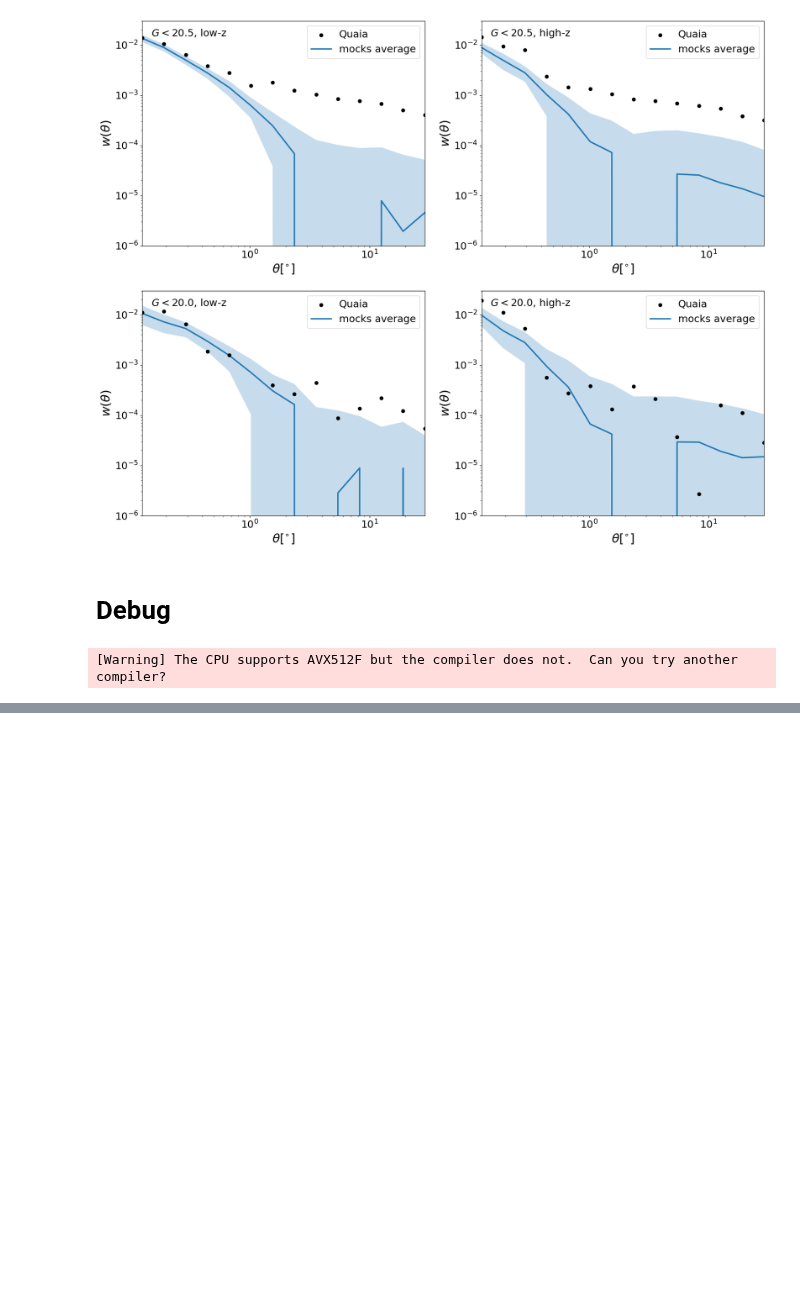
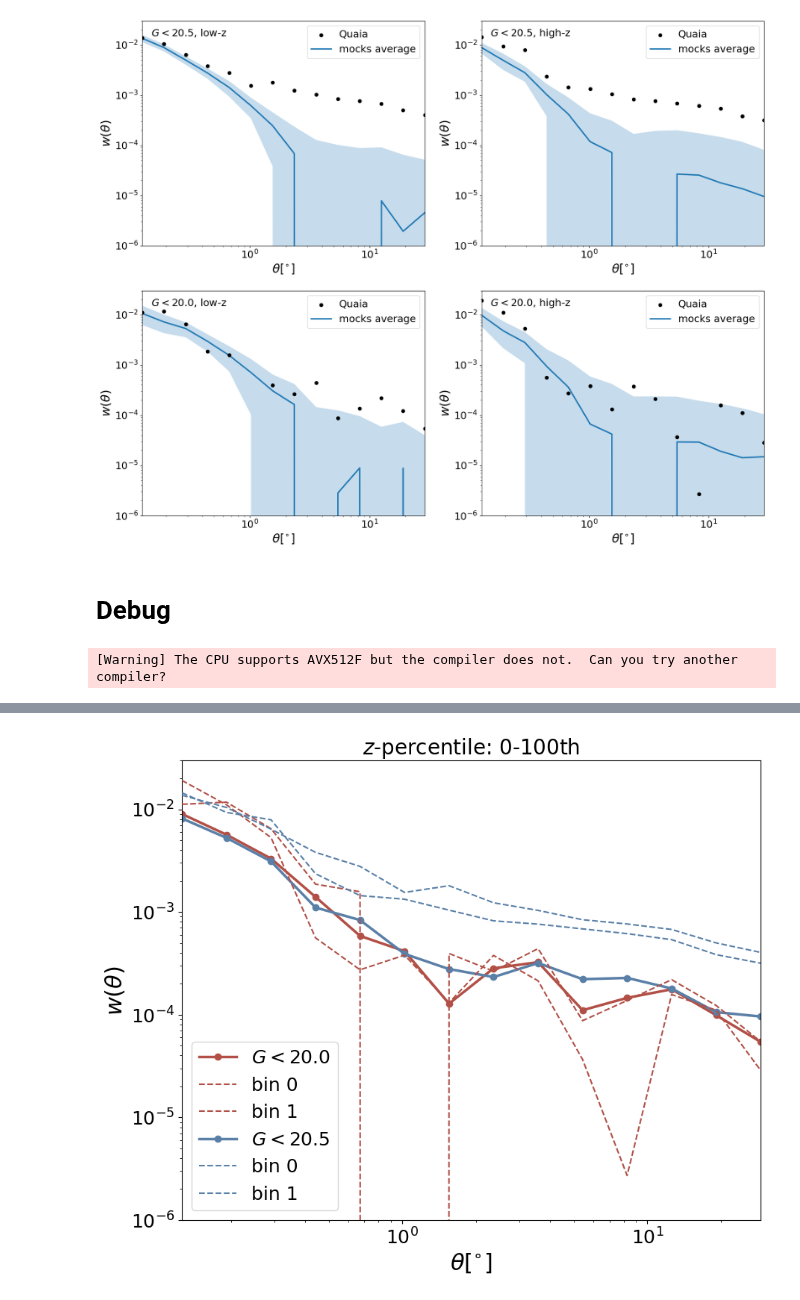
Before and after one commit to mshiferaw/quaia_bias, a Jupyter notebook: notebooks/2025-08-26_mocks.ipynb, the cells around one changed output, grey strips where cells are left out. Drawn from its saved outputs; the diff is of its cells as text; code cells hidden in the pictures; blank space fills up the shorter version.

```diff
--- a/notebooks/2025-08-26_mocks.ipynb
+++ b/notebooks/2025-08-26_mocks.ipynb
@@ -113,0 +118,31 @@ NameError: name 'zbin_array' is not defined
+# %%
+# plot!
+fig = plt.figure(figsize = (10, 8))
+gs = gridspec.GridSpec(1, 1, wspace = 0)
+
+G_array = [20.0, 20.5]
+i=0
+ax1 = fig.add_subplot(gs[i])
+for i in range(len(G_array)):
+    for zbin in [0]:
+        wtheta = np.load('../results/wtheta_G{:.1f}.npy'.format(G_array[i]))
+        ax1.plot(quaia.recenter(thetabins), wtheta, marker = 'o', label = '$G<{}$'.format(G_array[i]), linewidth = 2.5,
+                 color = np.mean(cmaps[i], axis = 0))
+
+        for j in [0,1]:
+            fname = '../results/wtheta_G{:.1f}_zsplit2bin{}.npy'.format(G_array[i], zbin+j)
+            if os.path.isfile(fname):
+                ax1.plot(quaia.recenter(thetabins), np.load(fname), label = 'bin {}'.format(zbin+j), zorder = 3,
+                         color = np.mean(cmaps[i], axis = 0), linestyle = '--')
+ax1.set_title('$z$-percentile: 0-100th')
+ax1.set_xlabel(r'$\theta[^{\circ}]$') # projected
+ax1.set_xscale('log')
+ax1.set_yscale('log')
+ax1.set_xlim(quaia.recenter(thetabins)[0], quaia.recenter(thetabins)[-1])
+ax1.set_ylim(1e-6, 3e-2)
+ax1.legend()
+ax1.set_ylabel(r"$w(\theta)$")
+
+plt.show()
+# %% [output]
+[figure, added]
```
Also changed, not shown: parts of 1 cell of this notebook, 6 other files.
